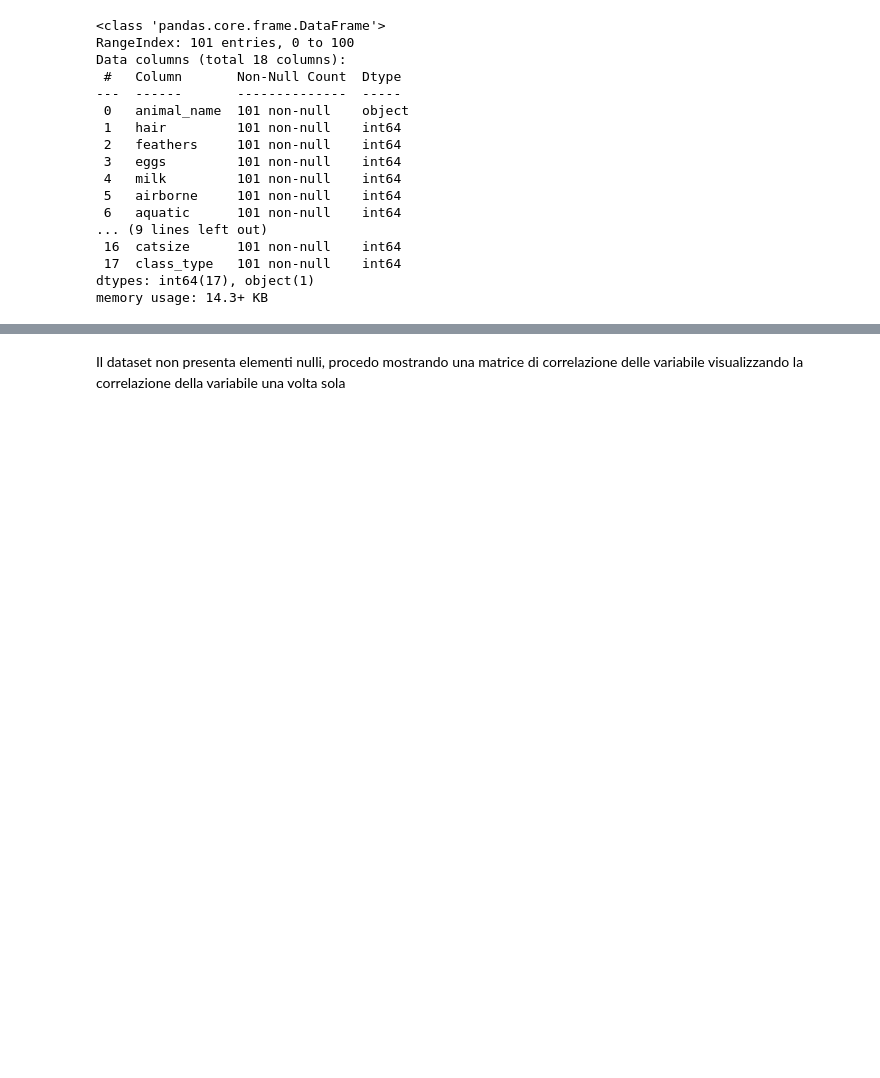
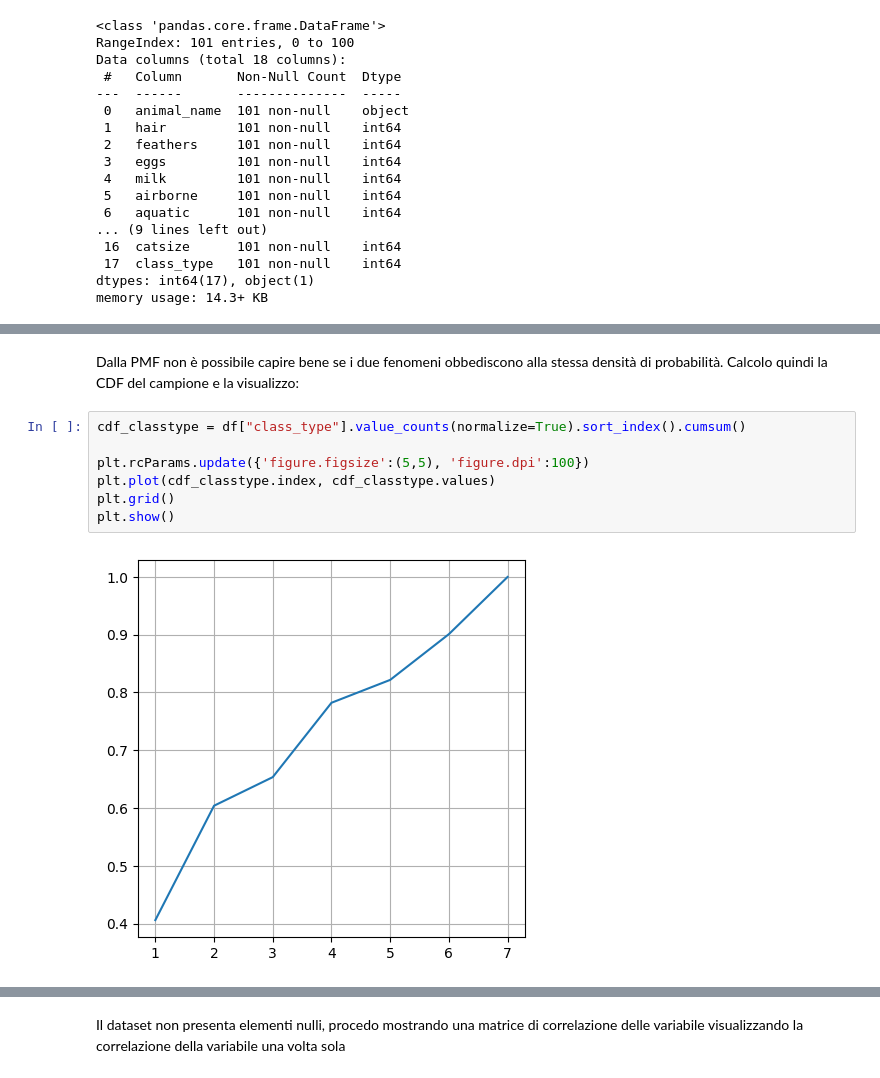
Before and after one commit to khalld/animals-zoo-classification, a Jupyter notebook: code.ipynb, the cells around one changed output, grey strips where cells are left out. Cells and saved outputs as stored; diff of their text form; blank space fills up the shorter version.

```diff
--- a/code.ipynb
+++ b/code.ipynb
@@ -48,0 +59,11 @@ memory usage: 14.3+ KB
+# %% [markdown]
+Dalla PMF non è possibile capire bene se i due fenomeni obbediscono alla stessa densità di probabilità. Calcolo quindi la CDF del campione e la visualizzo:
+# %%
+cdf_classtype = df["class_type"].value_counts(normalize=True).sort_index().cumsum()
+
+plt.rcParams.update({'figure.figsize':(5,5), 'figure.dpi':100})
+plt.plot(cdf_classtype.index, cdf_classtype.values)
+plt.grid()
+plt.show()
+# %% [output]
+[figure, added]
```
Also changed, not shown: parts of 11 cells of this notebook.
